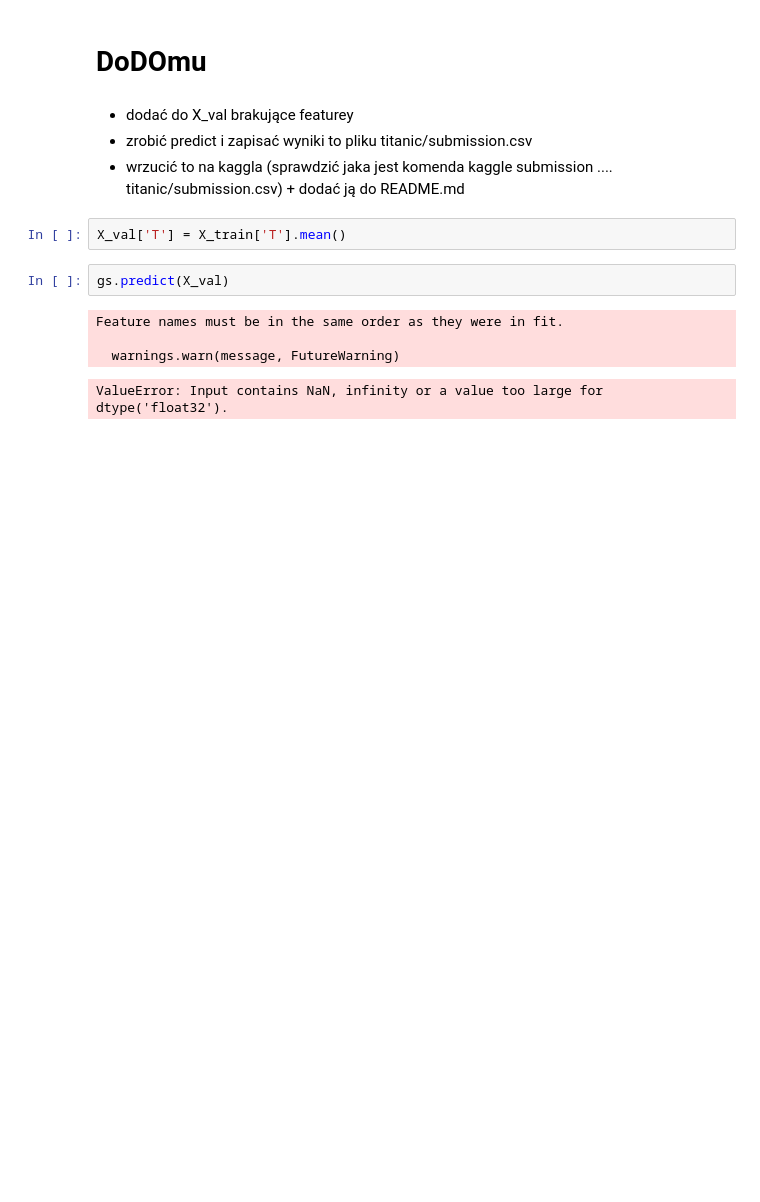
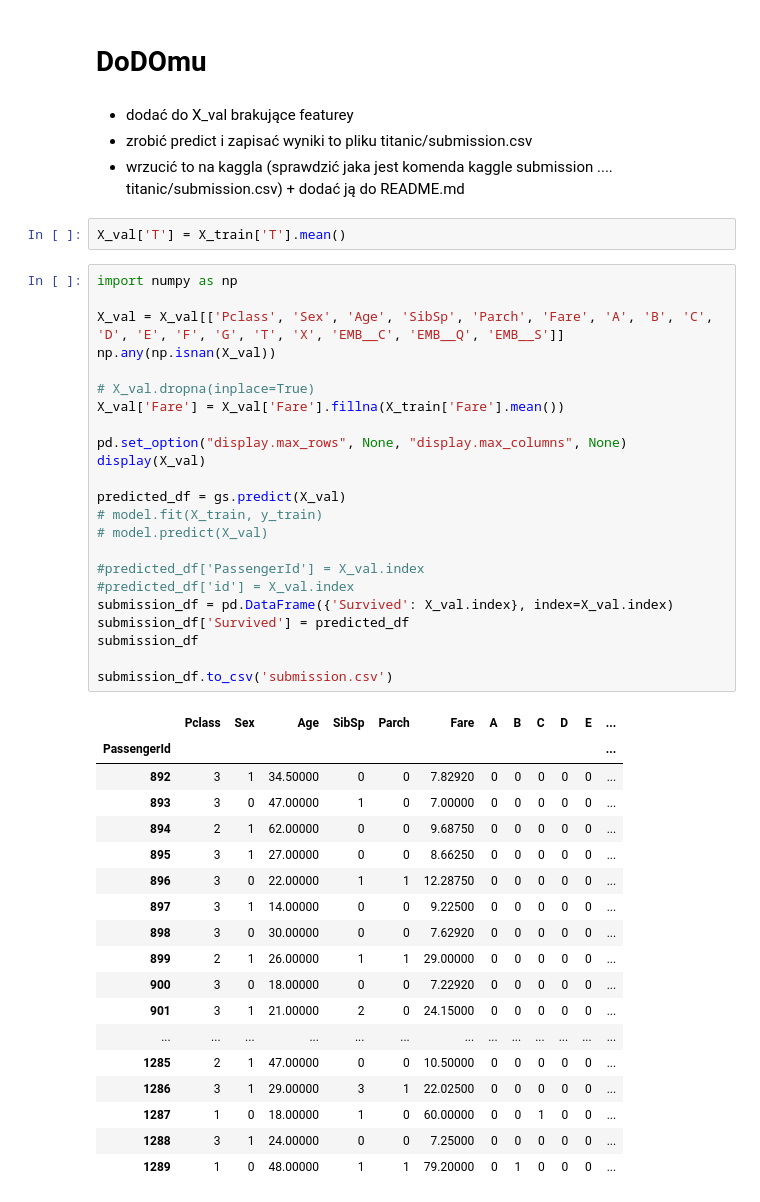
Before and after one commit to KorwinBieniek/kaggle_projects, a Jupyter notebook: titanic_notebook.ipynb, the cells around one changed output. Drawn from its saved outputs; the diff is of its cells as text; blank space fills up the shorter version.

```diff
--- a/titanic_notebook.ipynb
+++ b/titanic_notebook.ipynb
@@ -108,9 +108,44 @@ Name: 39, dtype: object
 # %%
 X_val['T'] = X_train['T'].mean()
 # %%
-gs.predict(X_val)
+import numpy as np
+
+X_val = X_val[['Pclass', 'Sex', 'Age', 'SibSp', 'Parch', 'Fare', 'A', 'B', 'C', 'D', 'E', 'F', 'G', 'T', 'X', 'EMB__C', 'EMB__Q', 'EMB__S']]
+np.any(np.isnan(X_val))
+
+# X_val.dropna(inplace=True)
+X_val['Fare'] = X_val['Fare'].fillna(X_train['Fare'].mean())
+
+pd.set_option("display.max_rows", None, "display.max_columns", None)
+display(X_val)
+
+predicted_df = gs.predict(X_val)
+# model.fit(X_train, y_train)
+# model.predict(X_val)
+
+#predicted_df['PassengerId'] = X_val.index
+#predicted_df['id'] = X_val.index
+submission_df = pd.DataFrame({'Survived': X_val.index}, index=X_val.index)
+submission_df['Survived'] = predicted_df
+submission_df
+
+submission_df.to_csv('submission.csv')
 # %% [output]
-Feature names must be in the same order as they were in fit.
-
-  warnings.warn(message, FutureWarning)
-ValueError: Input contains NaN, infinity or a value too large for dtype('float32').
+|  | Pclass | Sex | Age | SibSp | Parch | Fare | A | B | C | D | E | ... |
+| PassengerId |  |  |  |  |  |  |  |  |  |  |  | ... |
+| 892 | 3 | 1 | 34.50000 | 0 | 0 | 7.82920 | 0 | 0 | 0 | 0 | 0 | ... |
+| 893 | 3 | 0 | 47.00000 | 1 | 0 | 7.00000 | 0 | 0 | 0 | 0 | 0 | ... |
+| 894 | 2 | 1 | 62.00000 | 0 | 0 | 9.68750 | 0 | 0 | 0 | 0 | 0 | ... |
+| 895 | 3 | 1 | 27.00000 | 0 | 0 | 8.66250 | 0 | 0 | 0 | 0 | 0 | ... |
+| 896 | 3 | 0 | 22.00000 | 1 | 1 | 12.28750 | 0 | 0 | 0 | 0 | 0 | ... |
+| 897 | 3 | 1 | 14.00000 | 0 | 0 | 9.22500 | 0 | 0 | 0 | 0 | 0 | ... |
+| 898 | 3 | 0 | 30.00000 | 0 | 0 | 7.62920 | 0 | 0 | 0 | 0 | 0 | ... |
+| 899 | 2 | 1 | 26.00000 | 1 | 1 | 29.00000 | 0 | 0 | 0 | 0 | 0 | ... |
+| 900 | 3 | 0 | 18.00000 | 0 | 0 | 7.22920 | 0 | 0 | 0 | 0 | 0 | ... |
+| 901 | 3 | 1 | 21.00000 | 2 | 0 | 24.15000 | 0 | 0 | 0 | 0 | 0 | ... |
+| ... | ... | ... | ... | ... | ... | ... | ... | ... | ... | ... | ... | ... |
+| 1285 | 2 | 1 | 47.00000 | 0 | 0 | 10.50000 | 0 | 0 | 0 | 0 | 0 | ... |
+| 1286 | 3 | 1 | 29.00000 | 3 | 1 | 22.02500 | 0 | 0 | 0 | 0 | 0 | ... |
+| 1287 | 1 | 0 | 18.00000 | 1 | 0 | 60.00000 | 0 | 0 | 1 | 0 | 0 | ... |
+| 1288 | 3 | 1 | 24.00000 | 0 | 0 | 7.25000 | 0 | 0 | 0 | 0 | 0 | ... |
+| 1289 | 1 | 0 | 48.00000 | 1 | 1 | 79.20000 | 0 | 1 | 0 | 0 | 0 | ... |
```
Also changed, not shown: parts of 2 cells of this notebook, 2 other files.
